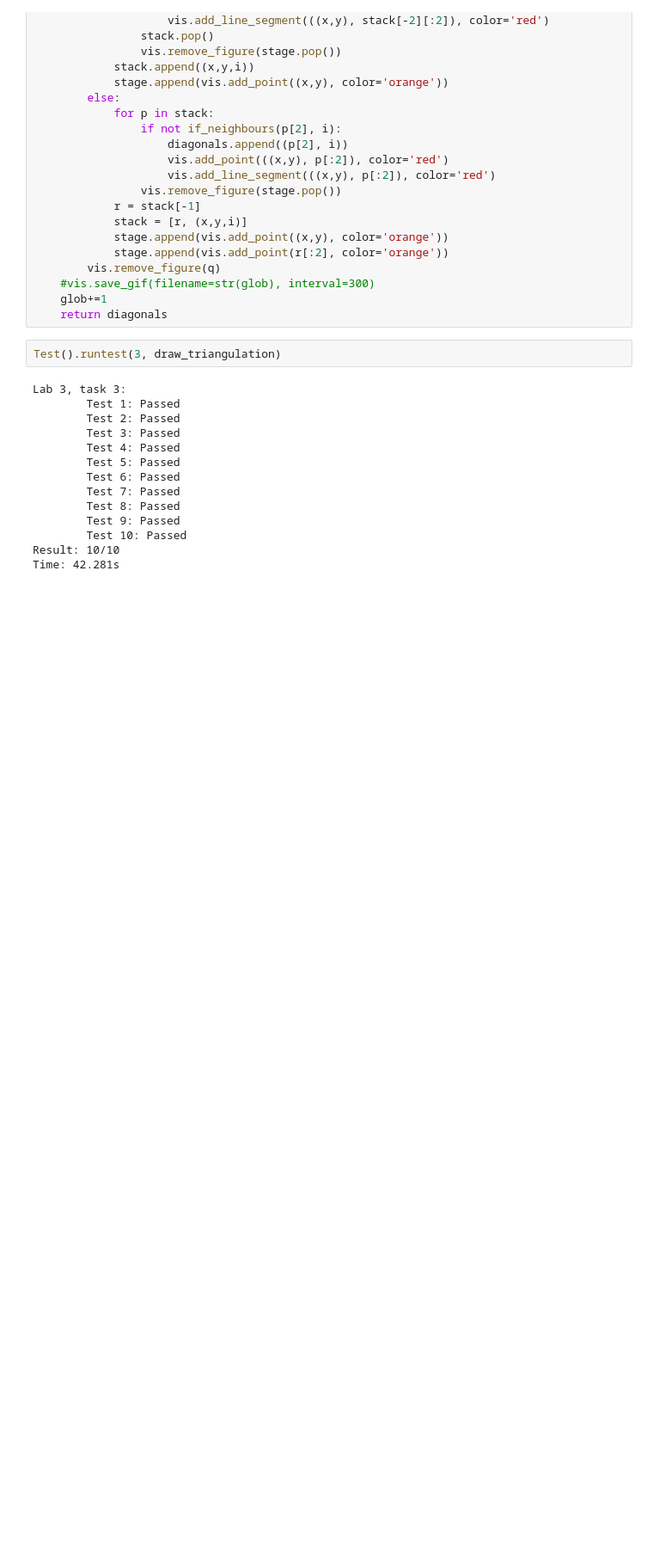
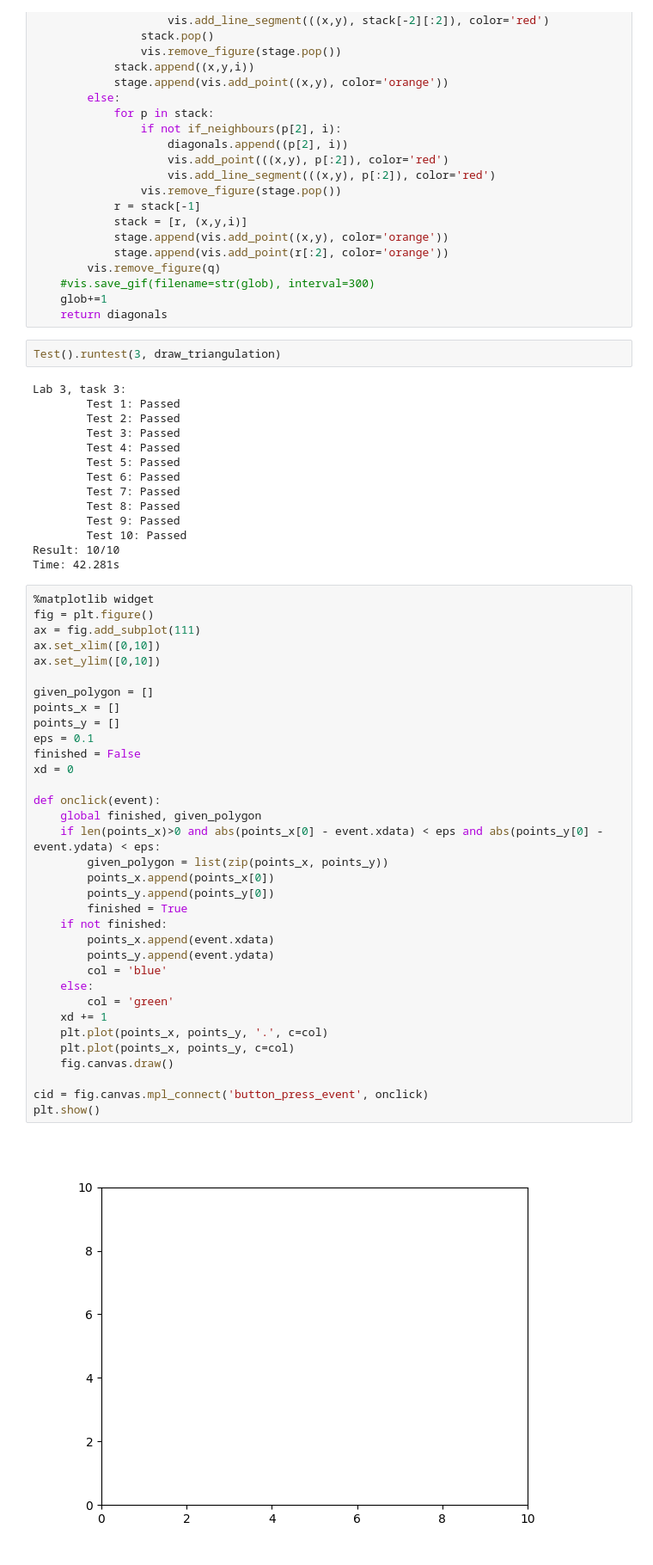
Before and after one commit to radoslawrolka/Geometric_Algorithms, a Jupyter notebook: lab3/Rolka_kod_3.ipynb, the cells around one changed output. Shown at 86% size. Saved outputs shown, nothing was run; the diff lists cells and outputs as text; blank space fills up the shorter version.

Commit message:
added user input polygon

```diff
--- a/lab3/Rolka_kod_3.ipynb
+++ b/lab3/Rolka_kod_3.ipynb
@@ -533,3 +533,39 @@ Lab 3, task 3:
         Test 10: Passed
 Result: 10/10
 Time: 42.281s
+# %%
+%matplotlib widget
+fig = plt.figure()
+ax = fig.add_subplot(111)
+ax.set_xlim([0,10])
+ax.set_ylim([0,10])
+
+given_polygon = []
+points_x = []
+points_y = []
+eps = 0.1
+finished = False
+xd = 0
+
+def onclick(event):
+    global finished, given_polygon
+    if len(points_x)>0 and abs(points_x[0] - event.xdata) < eps and abs(points_y[0] - event.ydata) < eps:
+        given_polygon = list(zip(points_x, points_y))
+        points_x.append(points_x[0])
+        points_y.append(points_y[0])
+        finished = True
+    if not finished:
+        points_x.append(event.xdata)
+        points_y.append(event.ydata)
+        col = 'blue'
+    else:
+        col = 'green'
+    xd += 1
+    plt.plot(points_x, points_y, '.', c=col)
+    plt.plot(points_x, points_y, c=col)
+    fig.canvas.draw()
+
+cid = fig.canvas.mpl_connect('button_press_event', onclick)
+plt.show()
+# %% [output]
+[figure, added]
```
Also changed, not shown: parts of 1 cell of this notebook.
